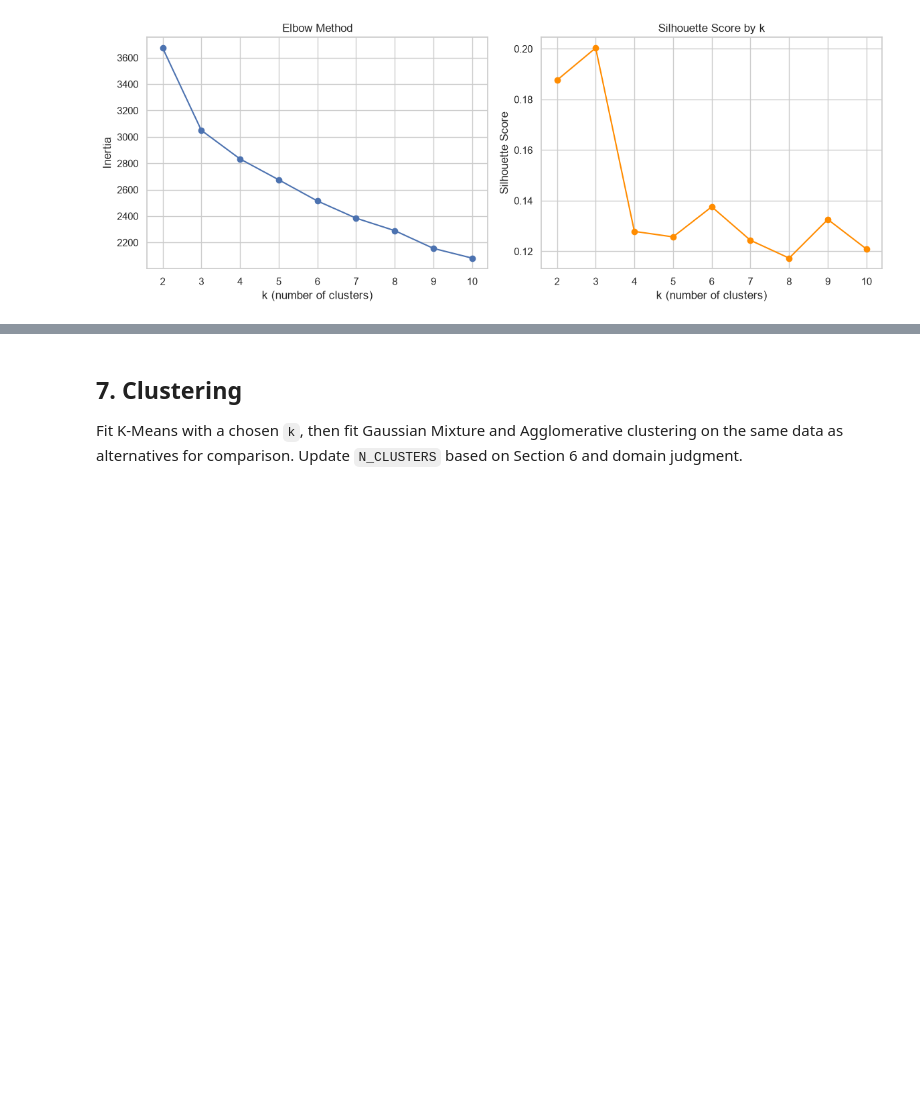
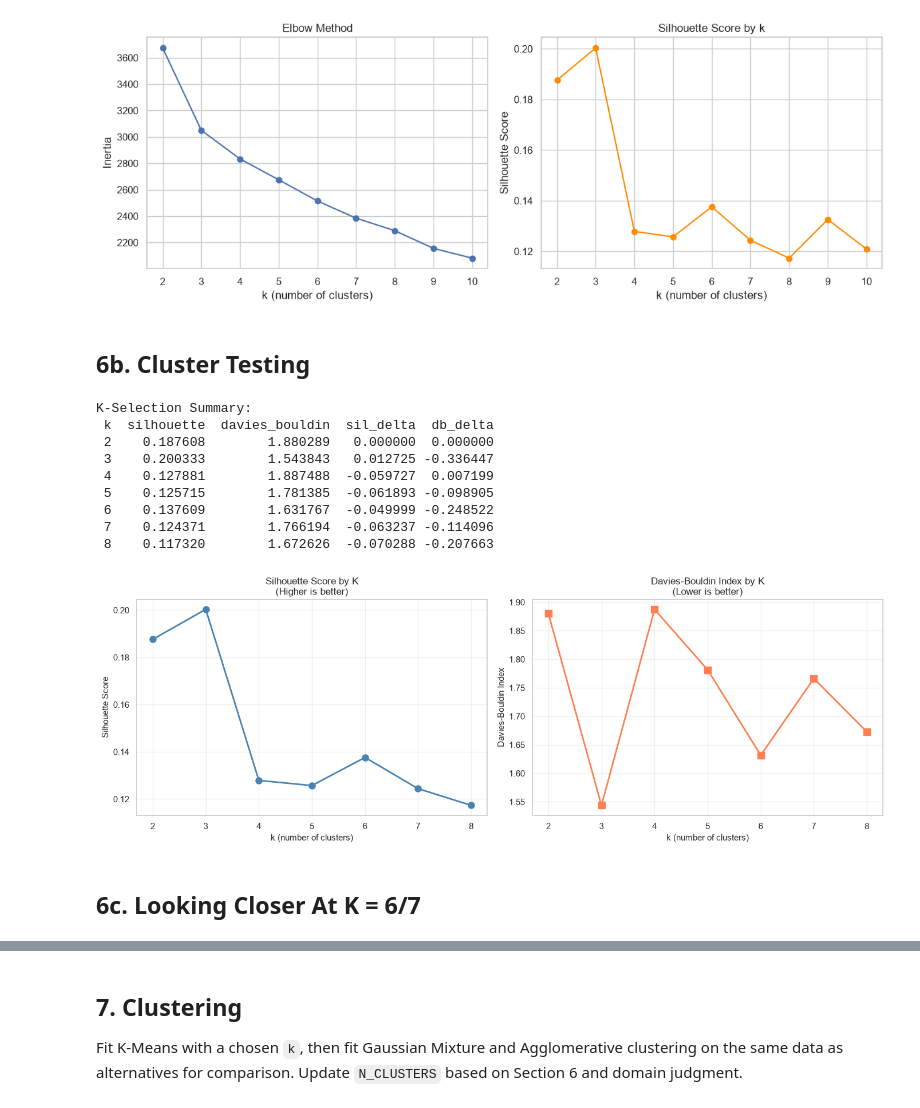
Before and after one commit to l0stpanda/sports-analytics-portfolio, a Jupyter notebook: basketball/shot-archetype-clustering/nba_shot_archetype_clustering.ipynb, the cells around one changed output, grey strips where cells are left out. Drawn from its saved outputs; the diff is of its cells as text; code cells hidden in the pictures; blank space fills up the shorter version.

Commit message:
clustering analysis

```diff
--- a/basketball/shot-archetype-clustering/nba_shot_archetype_clustering.ipynb
+++ b/basketball/shot-archetype-clustering/nba_shot_archetype_clustering.ipynb
@@ -566,3 +566,64 @@ plt.tight_layout()
 plt.show()
 # %% [output]
 [figure]
+# %% [markdown]
+## 6b. Cluster Testing
+# %%
+k_range = range(2, 9)  # Test K=2 through K=8
+silhouettes = []
+davies_bouldins = []
+
+for k in k_range:
+    km = KMeans(n_clusters=k, random_state=RANDOM_STATE, n_init=10)
+    labels = km.fit_predict(X_scaled)
+    silhouettes.append(silhouette_score(X_scaled, labels))
+    davies_bouldins.append(davies_bouldin_score(X_scaled, labels))
+
+# Create summary table
+k_eval = pd.DataFrame({
+    "k": list(k_range),
+    "silhouette": silhouettes,
+    "davies_bouldin": davies_bouldins,
+})
+
+# Calculate deltas from K=2 baseline
+k_eval["sil_delta"] = k_eval["silhouette"] - k_eval["silhouette"].iloc[0]
+k_eval["db_delta"] = k_eval["davies_bouldin"] - k_eval["davies_bouldin"].iloc[0]
+
+print("K-Selection Summary:")
+print(k_eval.to_string(index=False))
+
+# Visualize both metrics on same plot (normalized for comparison)
+fig, axes = plt.subplots(1, 2, figsize=(14, 5))
+
+# Silhouette (higher is better)
+axes[0].plot(list(k_range), silhouettes, marker="o", linewidth=2, markersize=8, color="steelblue")
+axes[0].set_xlabel("k (number of clusters)", fontsize=11)
+axes[0].set_ylabel("Silhouette Score", fontsize=11)
+axes[0].set_title("Silhouette Score by K\n(Higher is better)", fontsize=12)
+axes[0].grid(True, alpha=0.3)
+axes[0].set_xticks(list(k_range))
+
+# Davies-Bouldin (lower is better)
+axes[1].plot(list(k_range), davies_bouldins, marker="s", linewidth=2, markersize=8, color="coral")
+axes[1].set_xlabel("k (number of clusters)", fontsize=11)
+axes[1].set_ylabel("Davies-Bouldin Index", fontsize=11)
+axes[1].set_title("Davies-Bouldin Index by K\n(Lower is better)", fontsize=12)
+axes[1].grid(True, alpha=0.3)
+axes[1].set_xticks(list(k_range))
+
+plt.tight_layout()
+plt.show()
+# %% [output]
+K-Selection Summary:
+ k  silhouette  davies_bouldin  sil_delta  db_delta
+ 2    0.187608        1.880289   0.000000  0.000000
+ 3    0.200333        1.543843   0.012725 -0.336447
+ 4    0.127881        1.887488  -0.059727  0.007199
+ 5    0.125715        1.781385  -0.061893 -0.098905
+ 6    0.137609        1.631767  -0.049999 -0.248522
+ 7    0.124371        1.766194  -0.063237 -0.114096
+ 8    0.117320        1.672626  -0.070288 -0.207663
+[figure, added]
+# %% [markdown]
+## 6c. Looking Closer At K = 6/7
```
Also changed, not shown: parts of 1 cell of this notebook, 2 other files.
